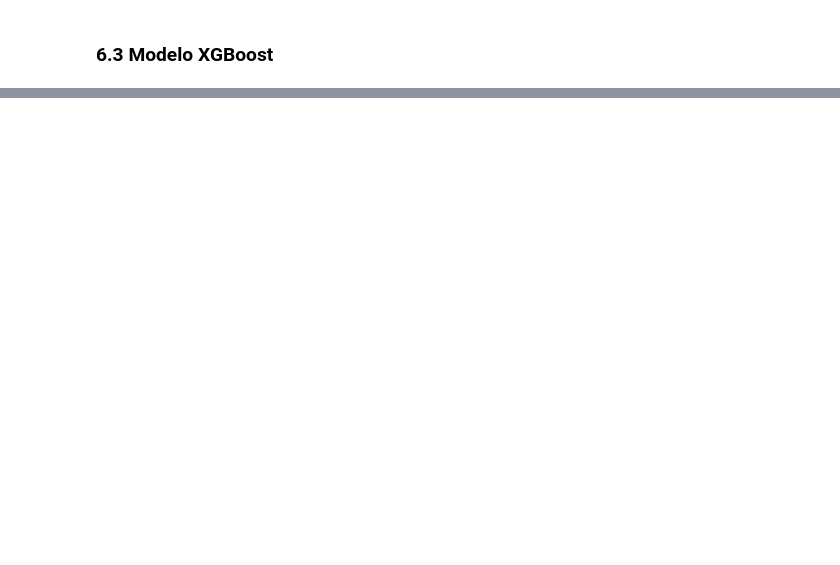
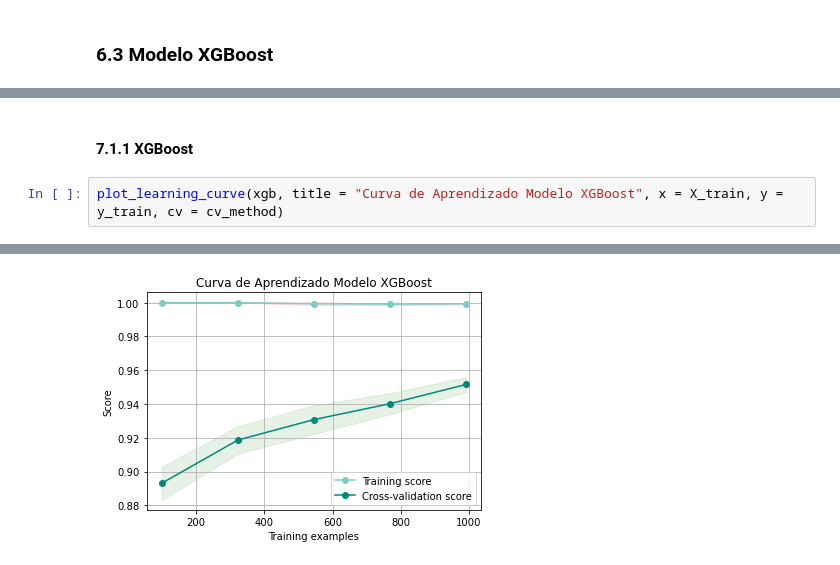
Before and after one commit to Codigos-de-Guerra/Selecao_LAIS, a Jupyter notebook: InteligenciaArtifical_LAIS_UFRN.ipynb, the cells around one changed output, grey strips where cells are left out. Cells and saved outputs as stored; diff of their text form; blank space fills up the shorter version.

```diff
--- a/InteligenciaArtifical_LAIS_UFRN.ipynb
+++ b/InteligenciaArtifical_LAIS_UFRN.ipynb
@@ -588,0 +734,5 @@ ax.xaxis.set_ticklabels(["Normal", "Suspeito", "Patológico"]);
+# %% [markdown]
+#### 7.1.1 XGBoost
+# %%
+plot_learning_curve(xgb, title = "Curva de Aprendizado Modelo XGBoost", x = X_train, y = y_train, cv = cv_method)
+# %% [output]
@@ -588,0 +740 @@ ax.xaxis.set_ticklabels(["Normal", "Suspeito", "Patológico"]);
+[figure, added]
```
Also changed, not shown: parts of 41 cells of this notebook.
